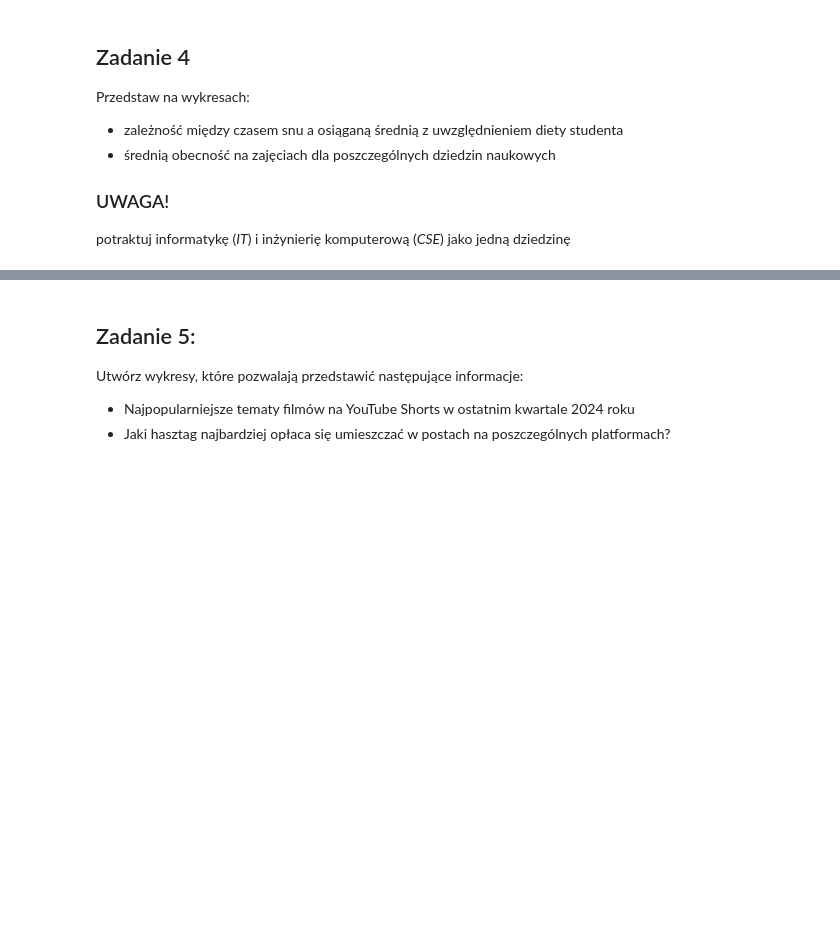
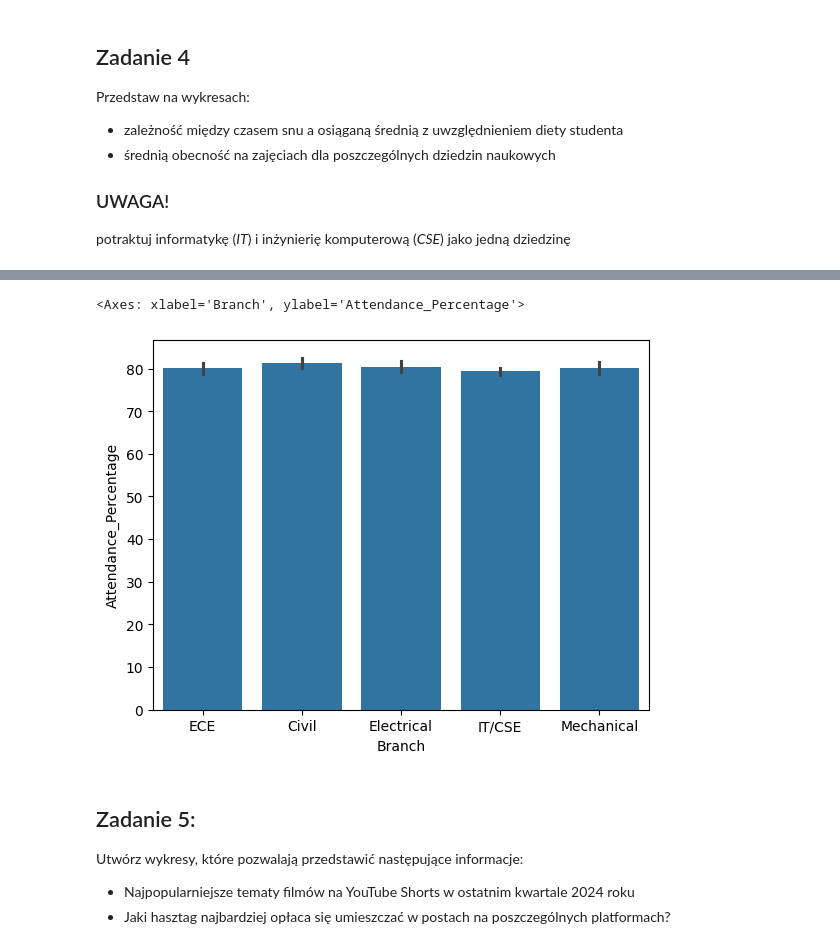
Before and after one commit to Zajecia-na-PWr-LR/lista-1-MateuszOlech, a Jupyter notebook: UczenieMaszynowe_25_26_Lista1.ipynb, the cells around one changed output, grey strips where cells are left out. Drawn from its saved outputs; the diff is of its cells as text; code cells hidden in the pictures; blank space fills up the shorter version.

```diff
--- a/UczenieMaszynowe_25_26_Lista1.ipynb
+++ b/UczenieMaszynowe_25_26_Lista1.ipynb
@@ -146,3 +164,12 @@ potraktuj informatykę (*IT*) i inżynierię komputerową (*CSE*) jako jedną dz
+# %%
+sns.barplot(
+    data=data,
+    x='Branch',
+    y='Attendance_Percentage'
+)
+# %% [output]
+<Axes: xlabel='Branch', ylabel='Attendance_Percentage'>
+[figure, added]
 # %% [markdown]
 ## Zadanie 5:
 Utwórz wykresy, które pozwalają przedstawić następujące informacje:
```
Also changed, not shown: parts of 3 cells of this notebook.
